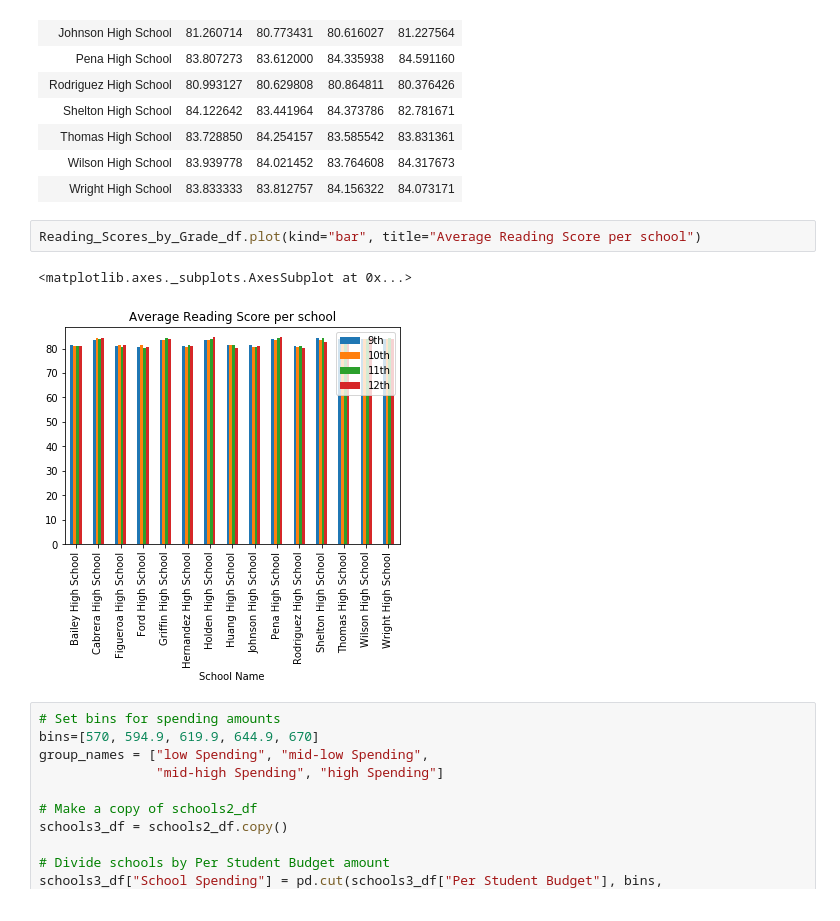
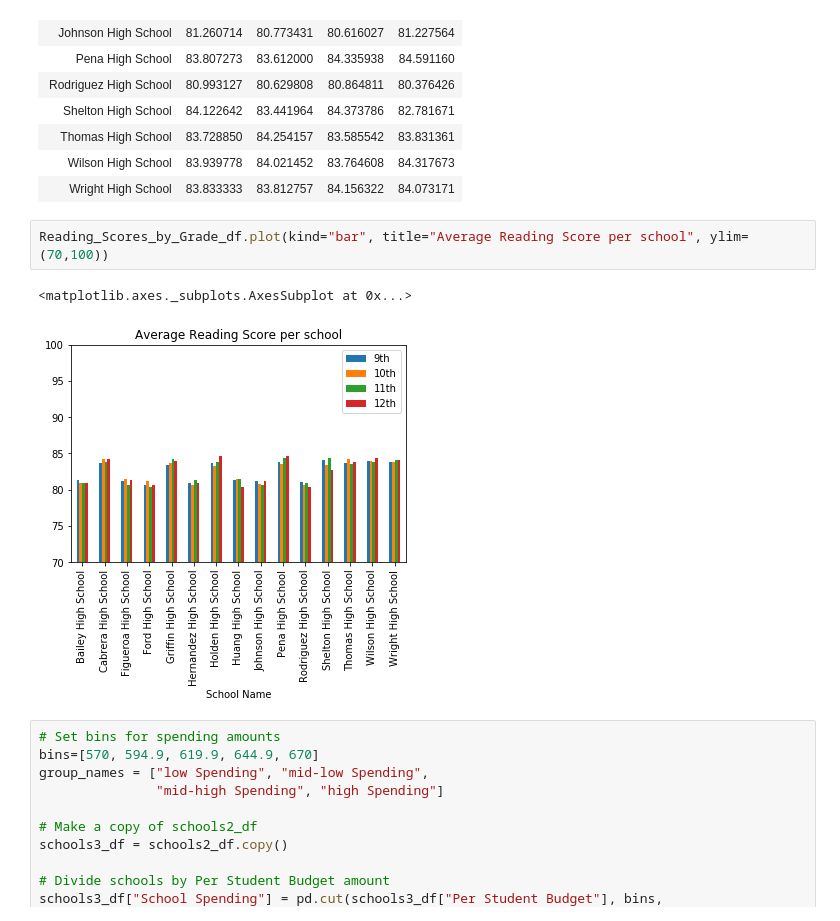
Before and after one commit to camiloibanez/School-Performance, a Jupyter notebook: PyCitySchools/PySchools.ipynb, the cells around one changed output. Drawn from its saved outputs; the diff is of its cells as text.

Commit message:
added plots

```diff
--- a/PyCitySchools/PySchools.ipynb
+++ b/PyCitySchools/PySchools.ipynb
@@ -457,10 +454,10 @@ Reading_Scores_by_Grade_df
 | Wilson High School | 83.939778 | 84.021452 | 83.764608 | 84.317673 |
 | Wright High School | 83.833333 | 83.812757 | 84.156322 | 84.073171 |
 # %%
-Reading_Scores_by_Grade_df.plot(kind="bar", title="Average Reading Score per school")
+Reading_Scores_by_Grade_df.plot(kind="bar", title="Average Reading Score per school", ylim=(70,100))
 # %% [output]
 <matplotlib.axes._subplots.AxesSubplot at 0x...>
-[figure, old version]
+[figure, new version]
 # %%
 # Set bins for spending amounts
 bins=[570, 594.9, 619.9, 644.9, 670]
```
Also changed, not shown: parts of 3 cells of this notebook.
